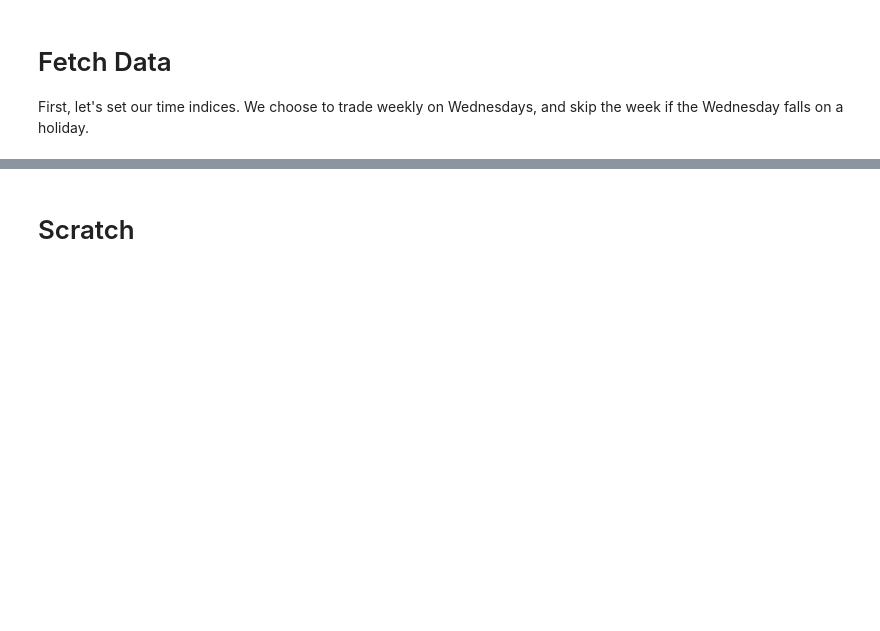
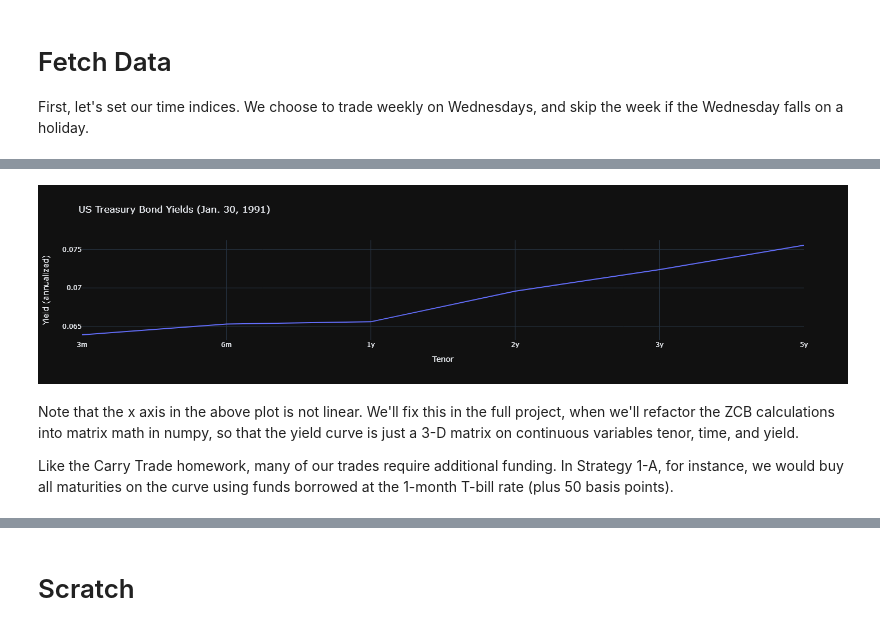
Before and after one commit to ethho/finm-33150, a Jupyter notebook: 20230222_final_proj.ipynb, the cells around one changed output, grey strips where cells are left out. Saved outputs shown, nothing was run; the diff lists cells and outputs as text; code cells hidden in the pictures; blank space fills up the shorter version.

Commit message:
Updates to project draft notebook

```diff
--- a/20230222_final_proj.ipynb
+++ b/20230222_final_proj.ipynb
@@ -338,0 +400,25 @@ px.line(
+# %%
+fig = px.line(
+    uszcb.rename(columns={
+        f'usa_{tenor}_zcb': tenor for tenor in [
+            '3m', '6m', '1y', '2y', '3y', '5y'
+        ]
+    }).loc['1991-01-30', [
+        # '0.25_val', '0.50_val', '1_val', '2_val', '3_val', '5_val'
+        '3m', '6m', '1y', '2y', '3y', '5y'
+    ]],
+    template=plotly_template,
+    labels={
+        'value': 'Yield (annualized)',
+        'index': 'Tenor',
+    },
+    title="US Treasury Bond Yields (Jan. 30, 1991)",
+)
+fig.update_layout(showlegend=False)
+fig
+# %% [output]
+[figure, added]
+# %% [markdown]
+Note that the x axis in the above plot is not linear. We'll fix this in the full project, when we'll refactor the ZCB calculations into matrix math in numpy, so that the yield curve is just a 3-D matrix on continuous variables tenor, time, and yield.
+
+Like the Carry Trade homework, many of our trades require additional funding. In Strategy 1-A, for instance, we would buy all maturities on the curve using funds borrowed at the 1-month T-bill rate (plus 50 basis points).
```
Also changed, not shown: parts of 22 cells of this notebook, 1 other file.
